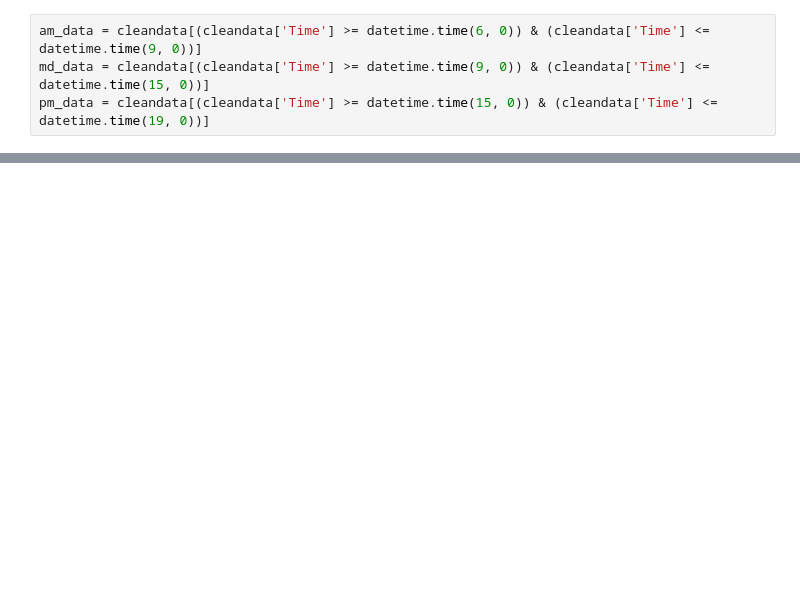
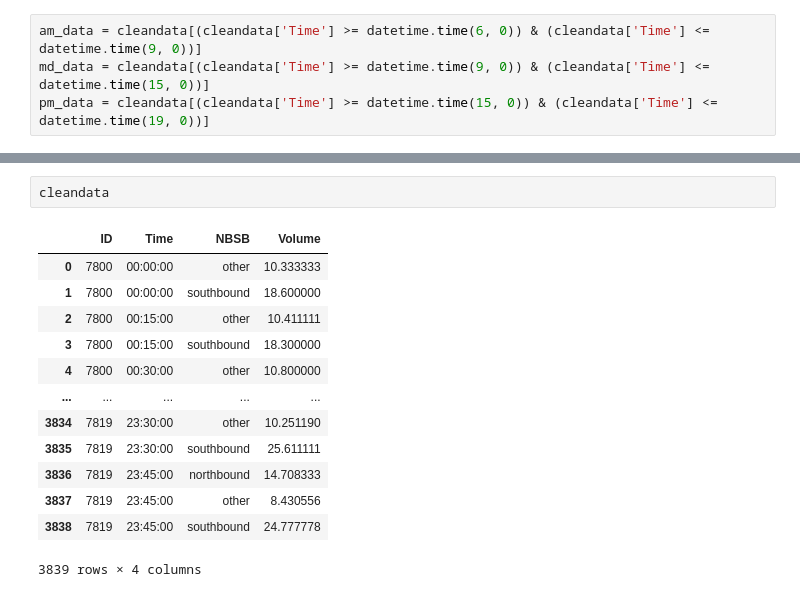
Before and after one commit to natelant/Avenue-Tools, a Jupyter notebook: Sandbox/TurningMovementCountReader.ipynb, the cells around one changed output, grey strips where cells are left out. Saved outputs shown, nothing was run; the diff lists cells and outputs as text; blank space fills up the shorter version.

```diff
--- a/Sandbox/TurningMovementCountReader.ipynb
+++ b/Sandbox/TurningMovementCountReader.ipynb
@@ -182,0 +171,16 @@ pm_data.groupby(['ID', 'NBSB'])['Volume'].\
+# %%
+cleandata
+# %% [output]
+|  | ID | Time | NBSB | Volume |
+| 0 | 7800 | 00:00:00 | other | 10.333333 |
+| 1 | 7800 | 00:00:00 | southbound | 18.600000 |
+| 2 | 7800 | 00:15:00 | other | 10.411111 |
+| 3 | 7800 | 00:15:00 | southbound | 18.300000 |
+| 4 | 7800 | 00:30:00 | other | 10.800000 |
+| ... | ... | ... | ... | ... |
+| 3834 | 7819 | 23:30:00 | other | 10.251190 |
+| 3835 | 7819 | 23:30:00 | southbound | 25.611111 |
+| 3836 | 7819 | 23:45:00 | northbound | 14.708333 |
+| 3837 | 7819 | 23:45:00 | other | 8.430556 |
+| 3838 | 7819 | 23:45:00 | southbound | 24.777778 |
+3839 rows × 4 columns
```
Also changed, not shown: parts of 16 cells of this notebook, 1 other file.
